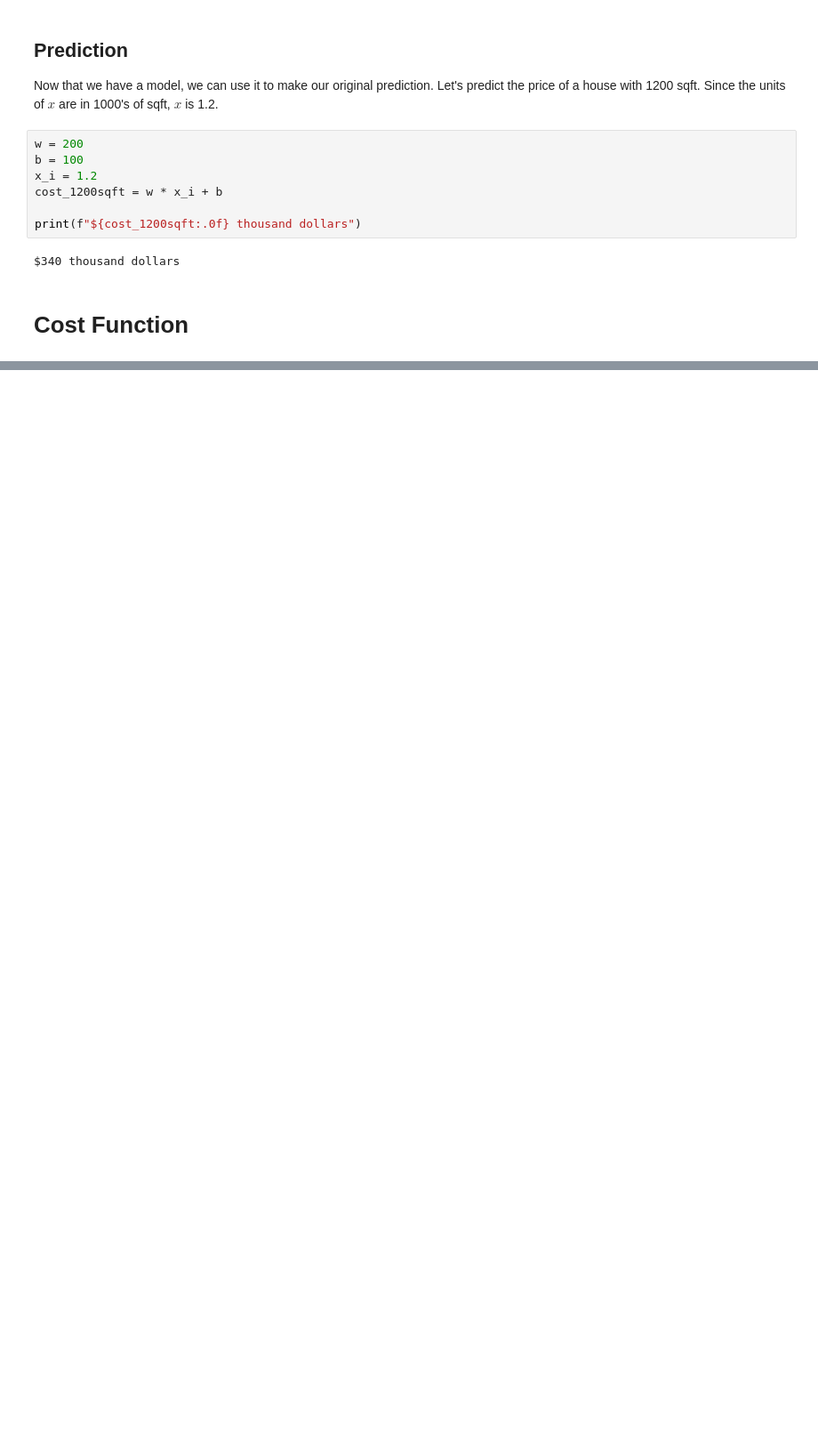
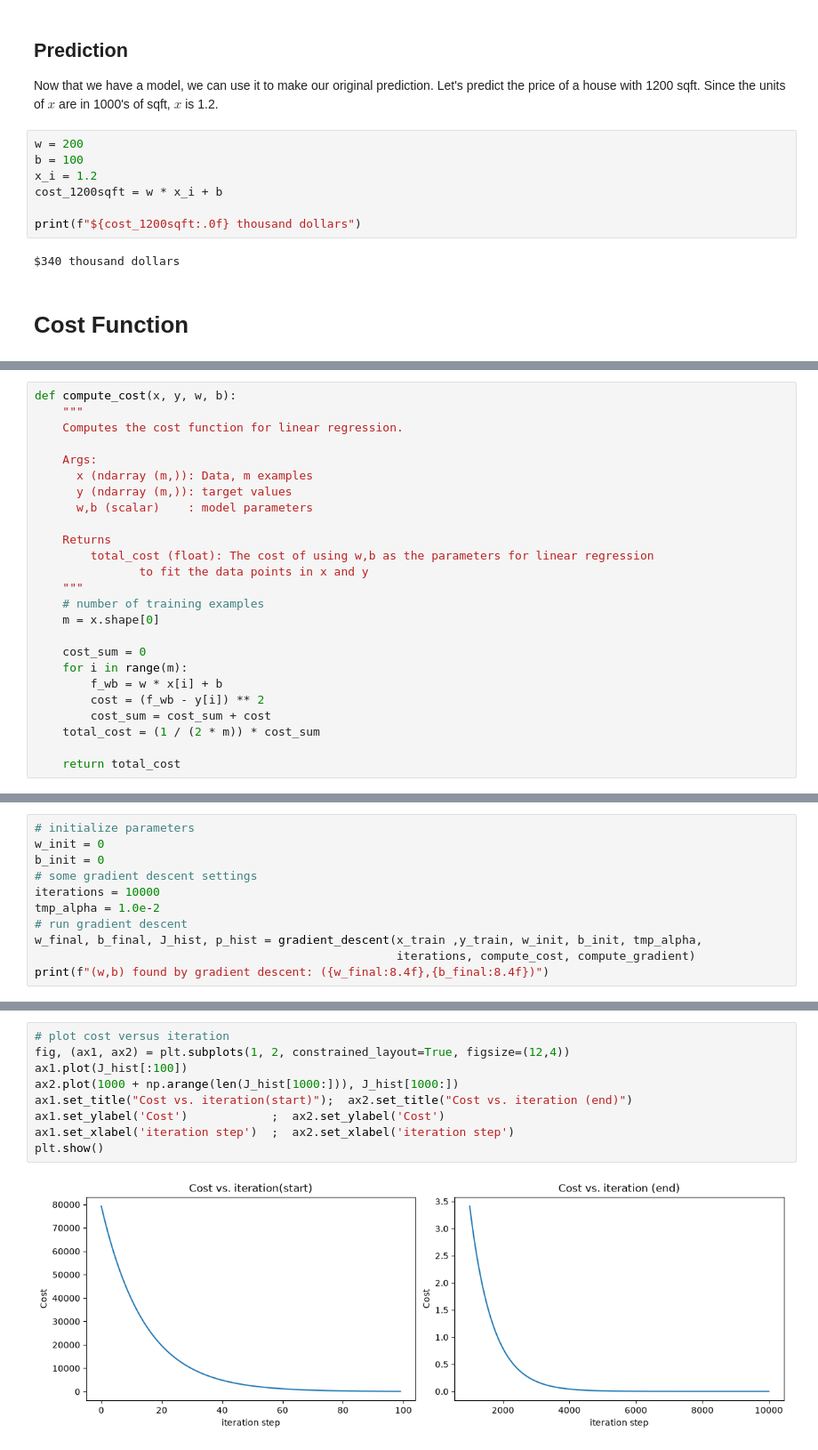
Before and after one commit to ozgeeodabass/ml_learning, a Jupyter notebook: ml/Regression_with_one_var.ipynb, the cells around one changed output, grey strips where cells are left out. Shown at 89% size. Cells and saved outputs as stored; diff of their text form; blank space fills up the shorter version.

Commit message:
cost func and gradient descent

```diff
--- a/ml/Regression_with_one_var.ipynb
+++ b/ml/Regression_with_one_var.ipynb
@@ -107,0 +114,25 @@ $340 thousand dollars
+# %%
+def compute_cost(x, y, w, b):
+    """
+    Computes the cost function for linear regression.
+
+    Args:
+      x (ndarray (m,)): Data, m examples
+      y (ndarray (m,)): target values
+      w,b (scalar)    : model parameters
+
+    Returns
+        total_cost (float): The cost of using w,b as the parameters for linear regression
+               to fit the data points in x and y
+    """
+    # number of training examples
+    m = x.shape[0]
+
+    cost_sum = 0
+    for i in range(m):
+        f_wb = w * x[i] + b
+        cost = (f_wb - y[i]) ** 2
+        cost_sum = cost_sum + cost
+    total_cost = (1 / (2 * m)) * cost_sum
+
+    return total_cost
@@ -107,0 +256,11 @@ $340 thousand dollars
+# %%
+# initialize parameters
+w_init = 0
+b_init = 0
+# some gradient descent settings
+iterations = 10000
+tmp_alpha = 1.0e-2
+# run gradient descent
+w_final, b_final, J_hist, p_hist = gradient_descent(x_train ,y_train, w_init, b_init, tmp_alpha,
+                                                    iterations, compute_cost, compute_gradient)
+print(f"(w,b) found by gradient descent: ({w_final:8.4f},{b_final:8.4f})")
@@ -107,0 +282,11 @@ $340 thousand dollars
+# %%
+# plot cost versus iteration
+fig, (ax1, ax2) = plt.subplots(1, 2, constrained_layout=True, figsize=(12,4))
+ax1.plot(J_hist[:100])
+ax2.plot(1000 + np.arange(len(J_hist[1000:])), J_hist[1000:])
+ax1.set_title("Cost vs. iteration(start)");  ax2.set_title("Cost vs. iteration (end)")
+ax1.set_ylabel('Cost')            ;  ax2.set_ylabel('Cost')
+ax1.set_xlabel('iteration step')  ;  ax2.set_xlabel('iteration step')
+plt.show()
+# %% [output]
+[figure, added]
```
Also changed, not shown: parts of 17 cells of this notebook.
